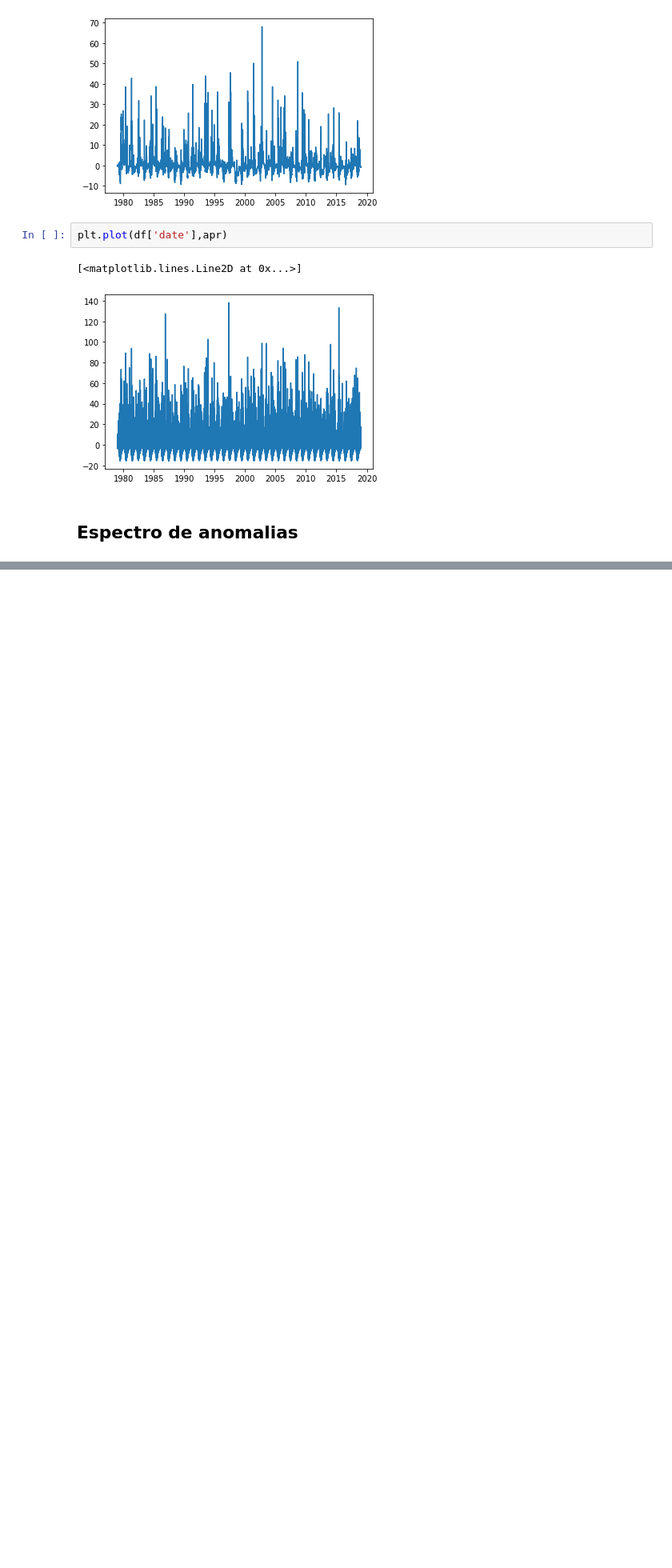
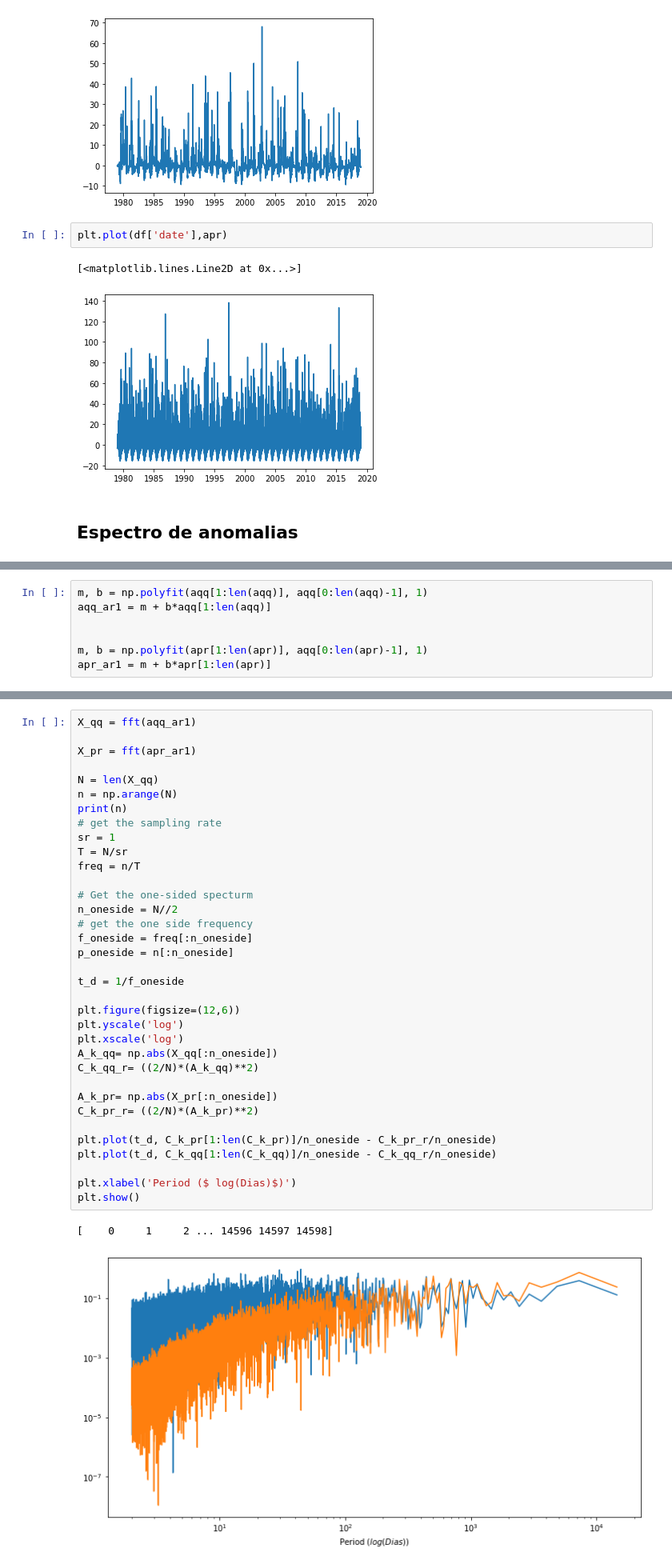
Before and after one commit to Mabriceno/MC_T4, a Jupyter notebook: tarea4.ipynb, the cells around one changed output, grey strips where cells are left out. Shown at 80% size. Cells and saved outputs as stored; diff of their text form; blank space fills up the shorter version.

```diff
--- a/tarea4.ipynb
+++ b/tarea4.ipynb
@@ -191 +218,8 @@ def espectro(x, T):
+# %%
+m, b = np.polyfit(aqq[1:len(aqq)], aqq[0:len(aqq)-1], 1)
+aqq_ar1 = m + b*aqq[1:len(aqq)]
+
+
+m, b = np.polyfit(apr[1:len(apr)], aqq[0:len(apr)-1], 1)
+apr_ar1 = m + b*apr[1:len(apr)]
 # %%
@@ -255,0 +287,38 @@ plt.plot(list(range(1, 366)), pr_, color = 'r')
+# %%
+X_qq = fft(aqq_ar1)
+
+X_pr = fft(apr_ar1)
+
+N = len(X_qq)
+n = np.arange(N)
+print(n)
+# get the sampling rate
+sr = 1
+T = N/sr
+freq = n/T
+
+# Get the one-sided specturm
+n_oneside = N//2
+# get the one side frequency
+f_oneside = freq[:n_oneside]
+p_oneside = n[:n_oneside]
+
+t_d = 1/f_oneside
+
+plt.figure(figsize=(12,6))
+plt.yscale('log')
+plt.xscale('log')
+A_k_qq= np.abs(X_qq[:n_oneside])
+C_k_qq_r= ((2/N)*(A_k_qq)**2)
+
+A_k_pr= np.abs(X_pr[:n_oneside])
+C_k_pr_r= ((2/N)*(A_k_pr)**2)
+
+plt.plot(t_d, C_k_pr[1:len(C_k_pr)]/n_oneside - C_k_pr_r/n_oneside)
+plt.plot(t_d, C_k_qq[1:len(C_k_qq)]/n_oneside - C_k_qq_r/n_oneside)
+
+plt.xlabel('Period ($ log(Dias)$)')
+plt.show()
+# %% [output]
+[    0     1     2 ... 14596 14597 14598]
+[figure, added]
```
Also changed, not shown: parts of 56 cells of this notebook, 10 other files.
